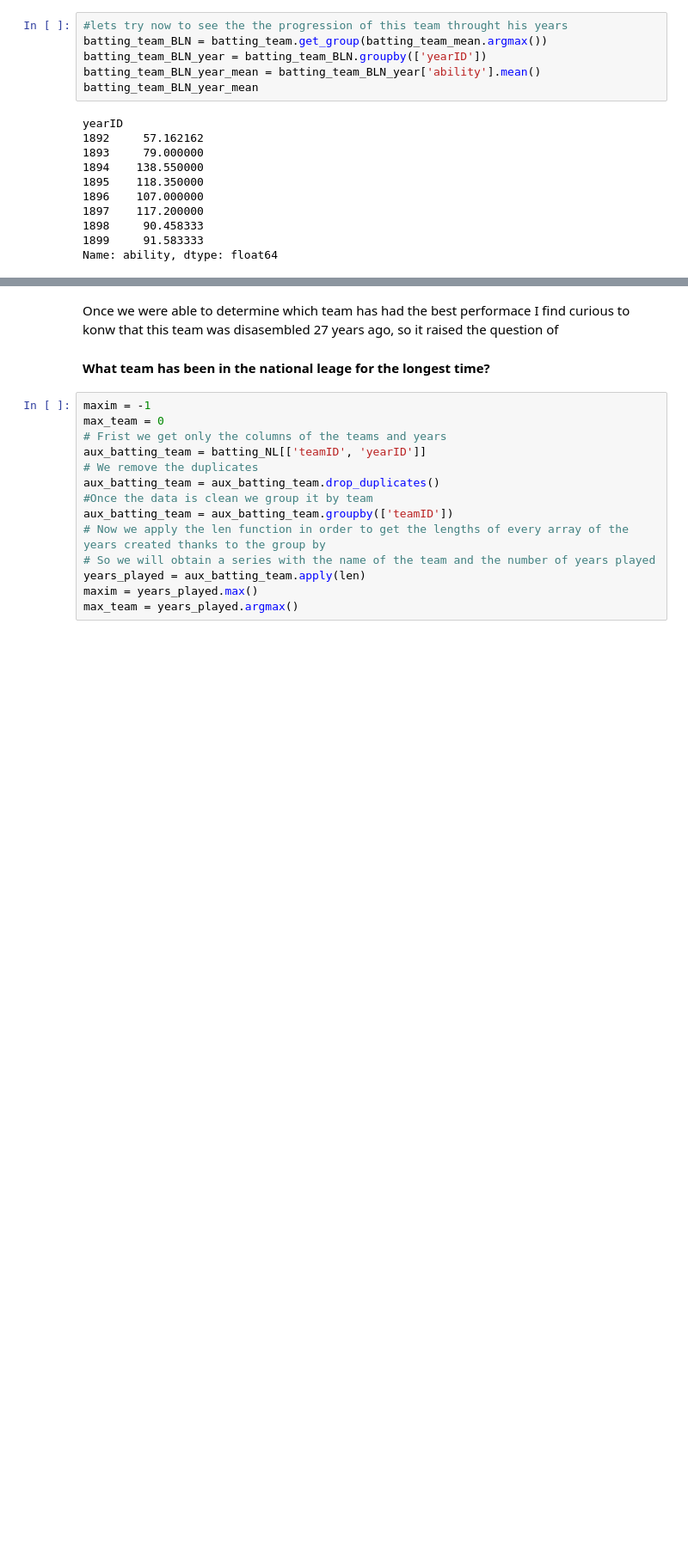
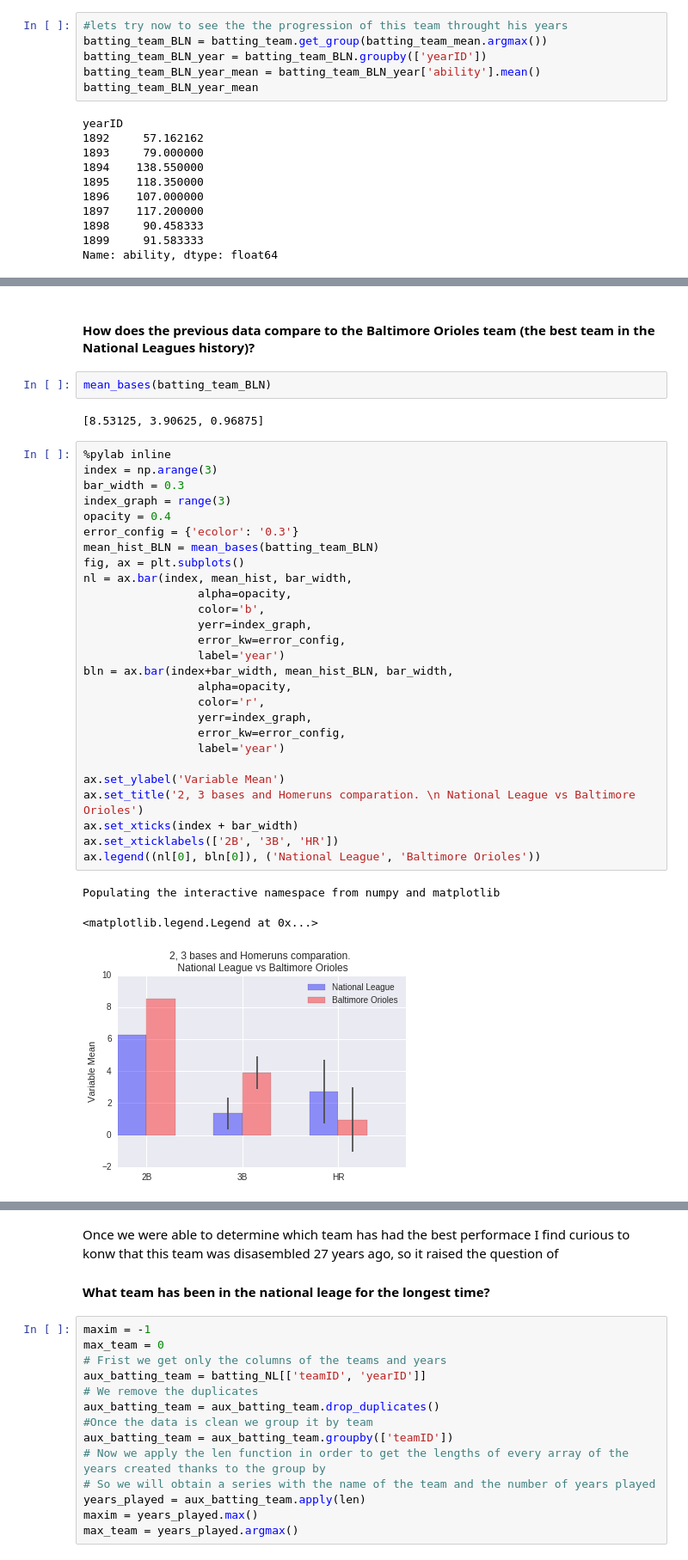
Before and after one commit to nachoferre/Udacity-data-analysis-P2, a Jupyter notebook: Project 2.ipynb, the cells around one changed output, grey strips where cells are left out. Shown: that part at 86% size. Saved outputs shown, nothing was run; the diff lists cells and outputs as text; blank space fills up the shorter version.

```diff
--- a/Project 2.ipynb
+++ b/Project 2.ipynb
@@ -253,0 +302,37 @@ Populating the interactive namespace from numpy and matplotlib
+# %% [markdown]
+#### How does the previous data compare to the Baltimore Orioles team (the best team in the National Leagues history)?
+# %%
+mean_bases(batting_team_BLN)
+# %% [output]
+[8.53125, 3.90625, 0.96875]
+# %%
+%pylab inline
+index = np.arange(3)
+bar_width = 0.3
+index_graph = range(3)
+opacity = 0.4
+error_config = {'ecolor': '0.3'}
+mean_hist_BLN = mean_bases(batting_team_BLN)
+fig, ax = plt.subplots()
+nl = ax.bar(index, mean_hist, bar_width,
+                 alpha=opacity,
+                 color='b',
+                 yerr=index_graph,
+                 error_kw=error_config,
+                 label='year')
+bln = ax.bar(index+bar_width, mean_hist_BLN, bar_width,
+                 alpha=opacity,
+                 color='r',
+                 yerr=index_graph,
+                 error_kw=error_config,
+                 label='year')
+
+ax.set_ylabel('Variable Mean')
+ax.set_title('2, 3 bases and Homeruns comparation. \n National League vs Baltimore Orioles')
+ax.set_xticks(index + bar_width)
+ax.set_xticklabels(['2B', '3B', 'HR'])
+ax.legend((nl[0], bln[0]), ('National League', 'Baltimore Orioles'))
+# %% [output]
+Populating the interactive namespace from numpy and matplotlib
+<matplotlib.legend.Legend at 0x...>
+[figure, added]
```
Also changed, not shown: parts of 20 cells of this notebook.
